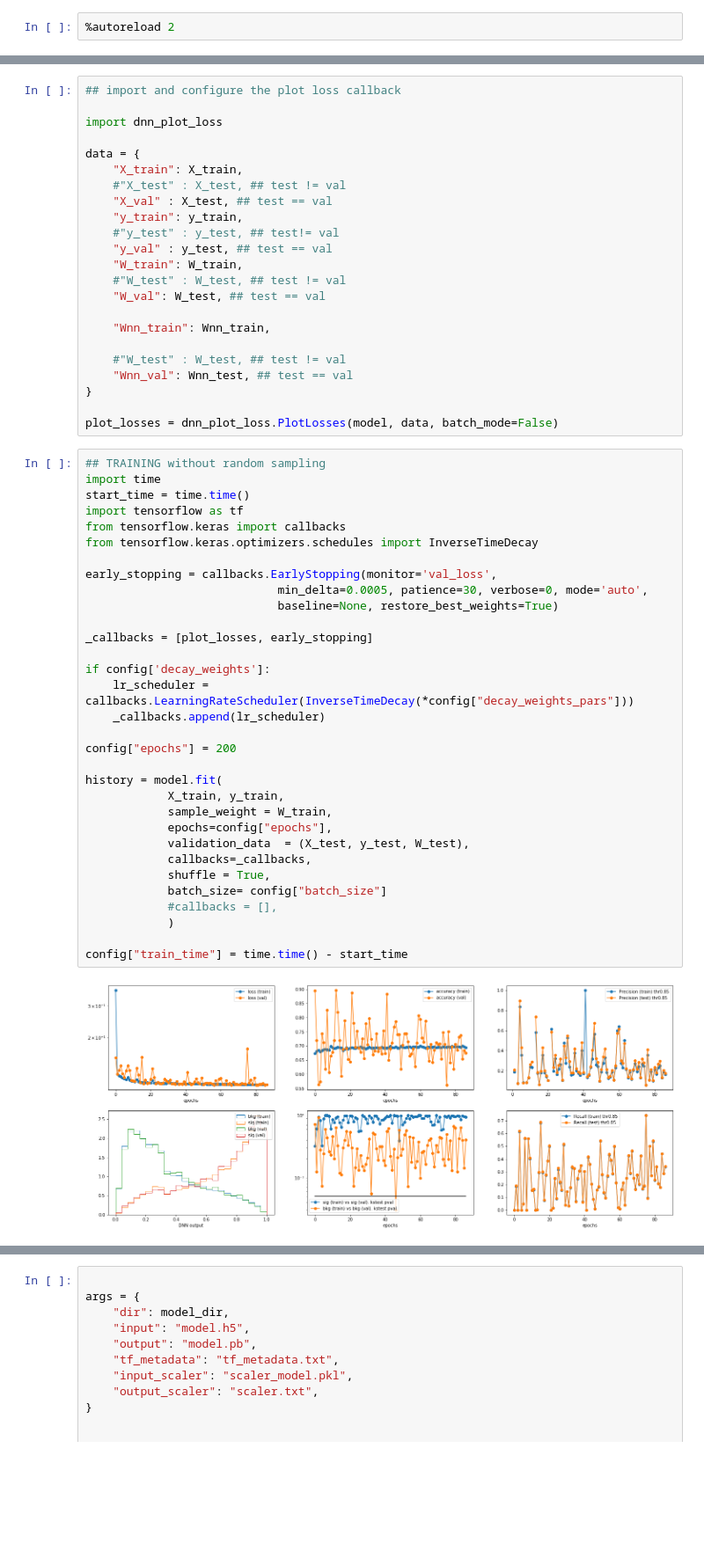
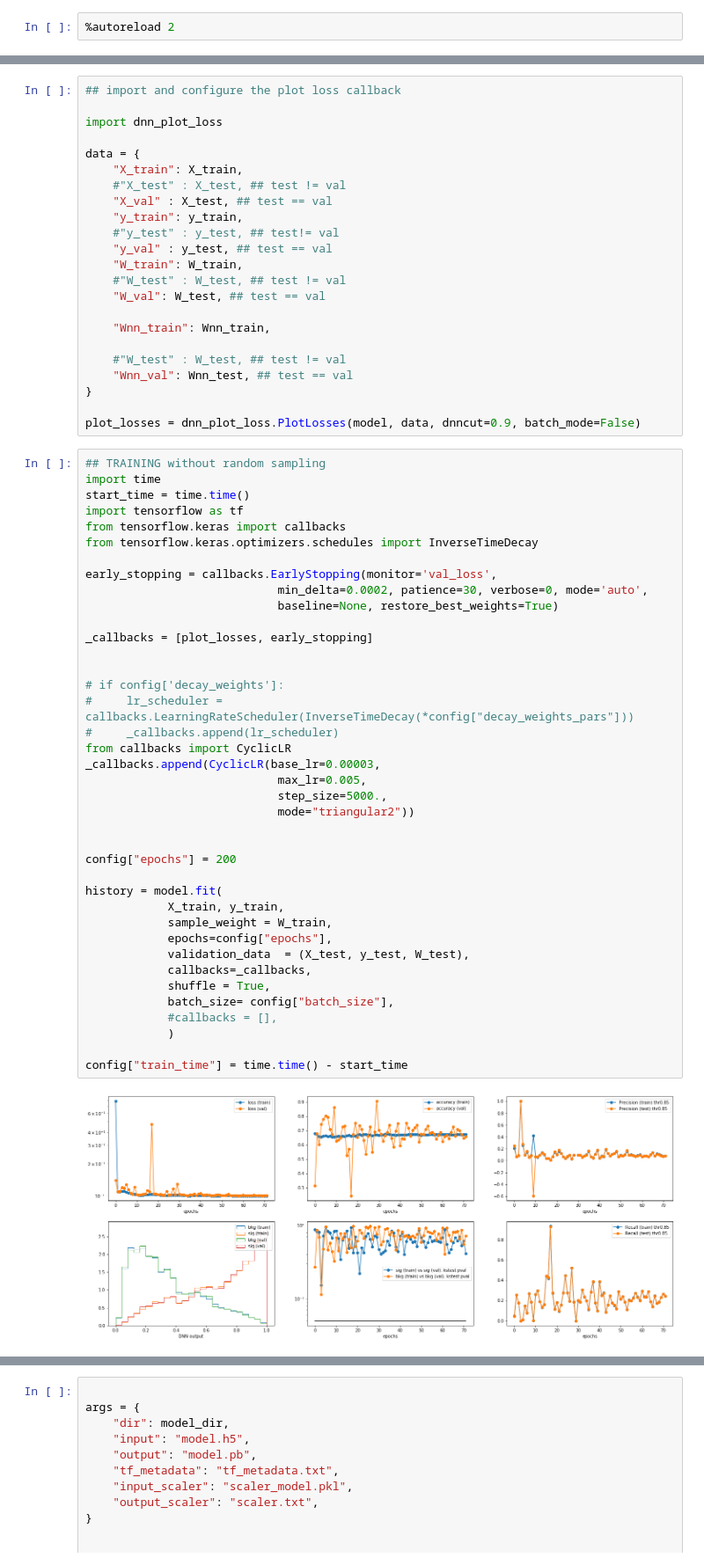
Before and after one commit to UniMiBAnalyses/ML_classification, a Jupyter notebook: Training_v3.ipynb, the cells around one changed output, grey strips where cells are left out. Shown: that part at 88% size. Saved outputs shown, nothing was run; the diff lists cells and outputs as text; blank space fills up the shorter version.

Commit message:
Updated models

```diff
--- a/Training_v3.ipynb
+++ b/Training_v3.ipynb
@@ -220,38 +224,45 @@ data = {
     "Wnn_val": Wnn_test, ## test == val
 }
 
-plot_losses = dnn_plot_loss.PlotLosses(model, data, batch_mode=False)
+plot_losses = dnn_plot_loss.PlotLosses(model, data, dnncut=0.9, batch_mode=False)
 # %%
 ## TRAINING without random sampling
 import time
 start_time = time.time()
 import tensorflow as tf
 from tensorflow.keras import callbacks
 from tensorflow.keras.optimizers.schedules import InverseTimeDecay
 
 early_stopping = callbacks.EarlyStopping(monitor='val_loss',
-                            min_delta=0.0005, patience=30, verbose=0, mode='auto',
+                            min_delta=0.0002, patience=30, verbose=0, mode='auto',
                             baseline=None, restore_best_weights=True)
 
 _callbacks = [plot_losses, early_stopping]
 
-if config['decay_weights']:
-    lr_scheduler = callbacks.LearningRateScheduler(InverseTimeDecay(*config["decay_weights_pars"]))
-    _callbacks.append(lr_scheduler)
+
+# if config['decay_weights']:
+#     lr_scheduler = callbacks.LearningRateScheduler(InverseTimeDecay(*config["decay_weights_pars"]))
+#     _callbacks.append(lr_scheduler)
+from callbacks import CyclicLR
+_callbacks.append(CyclicLR(base_lr=0.00003,
+                            max_lr=0.005,
+                            step_size=5000.,
+                            mode="triangular2"))
+
 
 config["epochs"] = 200
 
 history = model.fit(
             X_train, y_train,
             sample_weight = W_train,
             epochs=config["epochs"],
             validation_data  = (X_test, y_test, W_test),
             callbacks=_callbacks,
             shuffle = True,
-            batch_size= config["batch_size"]
+            batch_size= config["batch_size"],
             #callbacks = [],
             )
 
 config["train_time"] = time.time() - start_time
 # %% [output]
-[figure, old version]
+[figure, new version]
```
Also changed, not shown: parts of 16 cells of this notebook, 4 other files.
